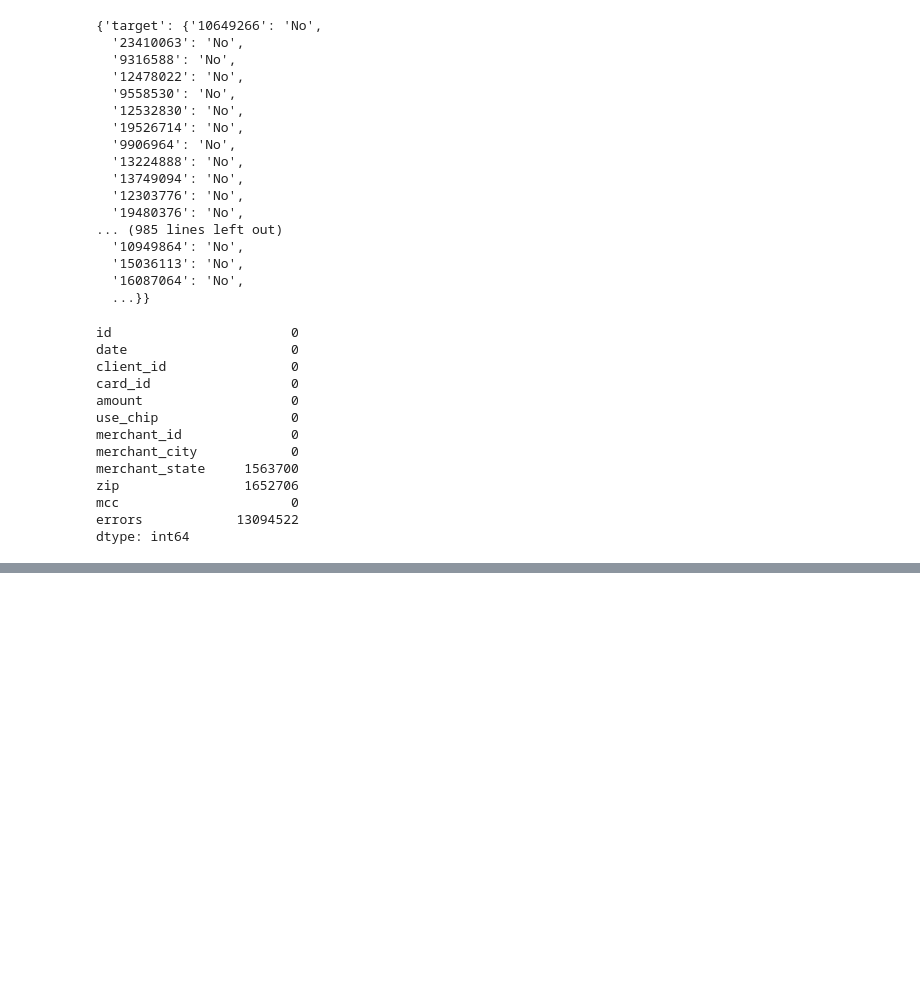
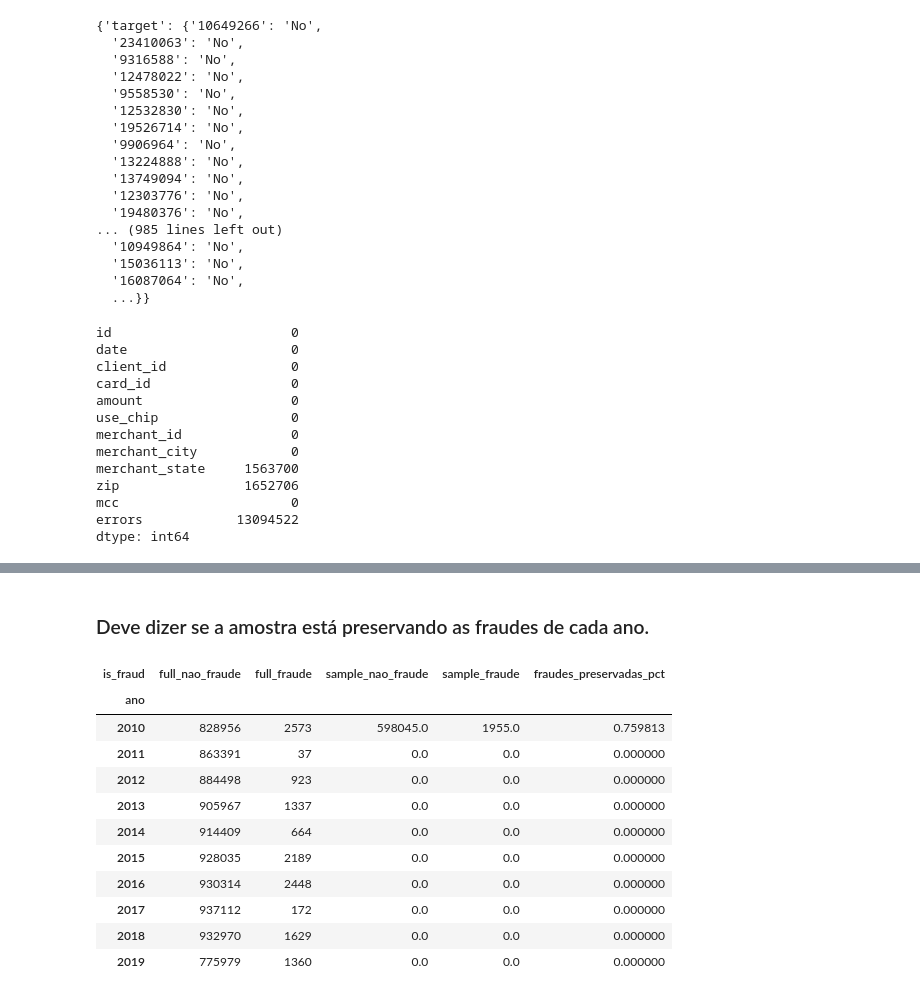
Before and after one commit to moisesmember/financial_transactions_pipeline, a Jupyter notebook: notebooks/data_explorer.ipynb, the cells around one changed output, grey strips where cells are left out. Saved outputs shown, nothing was run; the diff lists cells and outputs as text; code cells hidden in the pictures; blank space fills up the shorter version.

```diff
--- a/notebooks/test.ipynb
+++ b/notebooks/data_explorer.ipynb
@@ -224,0 +344,5 @@ cleaned.shape, cleaned.head()
+# %%
+cleaned_600k = cleaned.iloc[:600000].copy()
+
+print(cleaned_600k.shape)
+cleaned_600k.head()
@@ -224,0 +418,38 @@ cleaned.shape, cleaned.head()
+# %% [markdown]
+### Deve dizer se a amostra está preservando as fraudes de cada ano.
+# %%
+comparativo_anual = (
+    cleaned.assign(ano=pd.to_datetime(cleaned["date"]).dt.year)
+    .groupby(["ano", "is_fraud"])
+    .size()
+    .unstack(fill_value=0)
+    .rename(columns={0: "full_nao_fraude", 1: "full_fraude"})
+    .join(
+        cleaned_600k.assign(ano=pd.to_datetime(cleaned_600k["date"]).dt.year)
+        .groupby(["ano", "is_fraud"])
+        .size()
+        .unstack(fill_value=0)
+        .rename(columns={0: "sample_nao_fraude", 1: "sample_fraude"}),
+        how="outer"
+    )
+    .fillna(0)
+)
+
+comparativo_anual["fraudes_preservadas_pct"] = (
+    comparativo_anual["sample_fraude"] / comparativo_anual["full_fraude"].replace(0, pd.NA)
+)
+
+comparativo_anual
+# %% [output]
+| is_fraud | full_nao_fraude | full_fraude | sample_nao_fraude | sample_fraude | fraudes_preservadas_pct |
+| ano |  |  |  |  |  |
+| 2010 | 828956 | 2573 | 598045.0 | 1955.0 | 0.759813 |
+| 2011 | 863391 | 37 | 0.0 | 0.0 | 0.000000 |
+| 2012 | 884498 | 923 | 0.0 | 0.0 | 0.000000 |
+| 2013 | 905967 | 1337 | 0.0 | 0.0 | 0.000000 |
+| 2014 | 914409 | 664 | 0.0 | 0.0 | 0.000000 |
+| 2015 | 928035 | 2189 | 0.0 | 0.0 | 0.000000 |
+| 2016 | 930314 | 2448 | 0.0 | 0.0 | 0.000000 |
+| 2017 | 937112 | 172 | 0.0 | 0.0 | 0.000000 |
+| 2018 | 932970 | 1629 | 0.0 | 0.0 | 0.000000 |
+| 2019 | 775979 | 1360 | 0.0 | 0.0 | 0.000000 |
```
Also changed, not shown: parts of 16 cells of this notebook, 31 other files.
